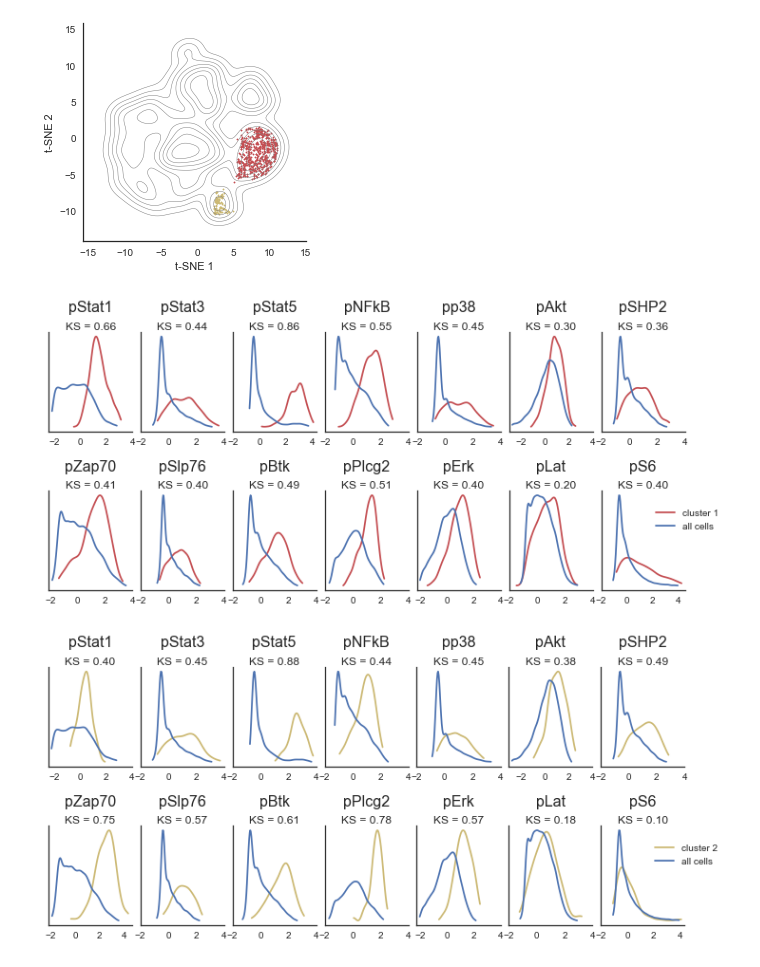
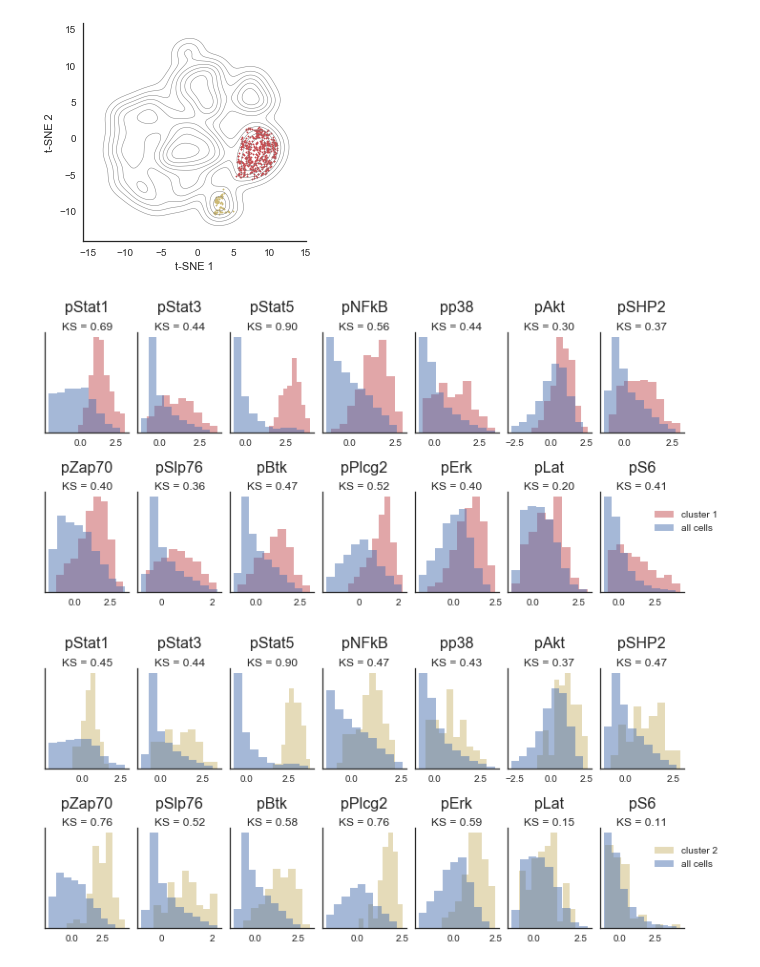
Before and after one commit to eiriniar/CellCnn, a Jupyter notebook: cellCnn/examples/PBMC.ipynb, the cells around one changed output. Drawn from its saved outputs; the diff is of its cells as text; code cells hidden in the pictures.

```diff
--- a/cellCnn/examples/PBMC.ipynb
+++ b/cellCnn/examples/PBMC.ipynb
@@ -72,7 +72,7 @@ model = CellCnn(nrun=3, ncell=200, nsubset=3000, nfilter_choice=[3],
                 coeff_l2=1e-3, max_epochs=10)
 
 # Now fit the model using the training data
-model.fit(train_samples, train_phenotypes, signaling_labels, OUTDIR)
+model.fit(train_samples, train_phenotypes, OUTDIR)
 # %% [output]
 Generating multi-cell inputs...
 Done.
@@ -141,8 +141,8 @@ x_tsne = tsne.fit_transform(StandardScaler().fit_transform(x_surface))
 i = np.argmax(results['w_best_net'][:,-1])
 w = results['w_best_net'][i,:nmark]
 b = results['w_best_net'][i,nmark]
-g = np.sum(w.reshape(1,-1) * x_signaling + b, axis=1)
-g = g * (g > 0)
+g = np.sum(w.reshape(1,-1) * x_signaling, axis=1) + b
+g = g * (g > 0)  # the ReLU function
 # %%
 # cell filter activity plot
 
@@ -161,7 +161,7 @@ plt.show()
 # %%
 # set a cell filter activity threshold to define the cell subset selected by the filter
 
-thres = 8
+thres = .4
 x_surface_pos = x_surface[g > thres]
 x_signaling_pos = x_signaling[g > thres]
 x_tsne_pos = x_tsne[g > thres]
@@ -185,7 +185,7 @@ fig, ax = plt.subplots(figsize=(4,4))
 sns.kdeplot(x_tsne[:,0], x_tsne[:,1], colors='gray', cmap=None, linewidths=0.5)
 i = 0
 for key, val in c.items():
-    if (key != -1) and (val > 100):
+    if (key != -1) and (val > 50):
         i += 1
         pop_cond = (pop_clusters == key)
         a_pos = x_tsne_pos[pop_cond]
@@ -199,25 +199,25 @@ plt.show()
 # %%
 # histograms of measured marker abundances for the whole cell population and the selected cell subsets
 # KS: Kolmogorov-Smirnov two-sample test statistic
 
 from scipy.stats import ks_2samp
 from cellCnn.plotting import plot_marker_distribution
 
 i = 0
 for key, val in c.items():
-    if (key != -1) and (val > 100):
+    if (key != -1) and (val > 50):
         i += 1
         pop_cond = (pop_clusters == key)
         b_pos = x_signaling_pos[pop_cond]
 
         ks_list = []
         for j in range(nmark):
             ks = ks_2samp(b_pos[:,j], x0_signaling[:,j])
             ks_list.append('KS = %.2f' % ks[0])
 
         plot_marker_distribution([b_pos, x0_signaling], ['cluster %d' % i, 'all cells'],
                                  signaling_labels, grid_size=(2,7), ks_list=ks_list, figsize=(12,5),
-                                 colors=cols[[i, 0]])
+                                 colors=cols[[i, 0]], hist=True)
 # %% [output]
-[figure, old version]
+[figure, new version]
-[figure, old version]
+[figure, new version]
```
Also changed, not shown: parts of 3 cells of this notebook, 6 other files.
